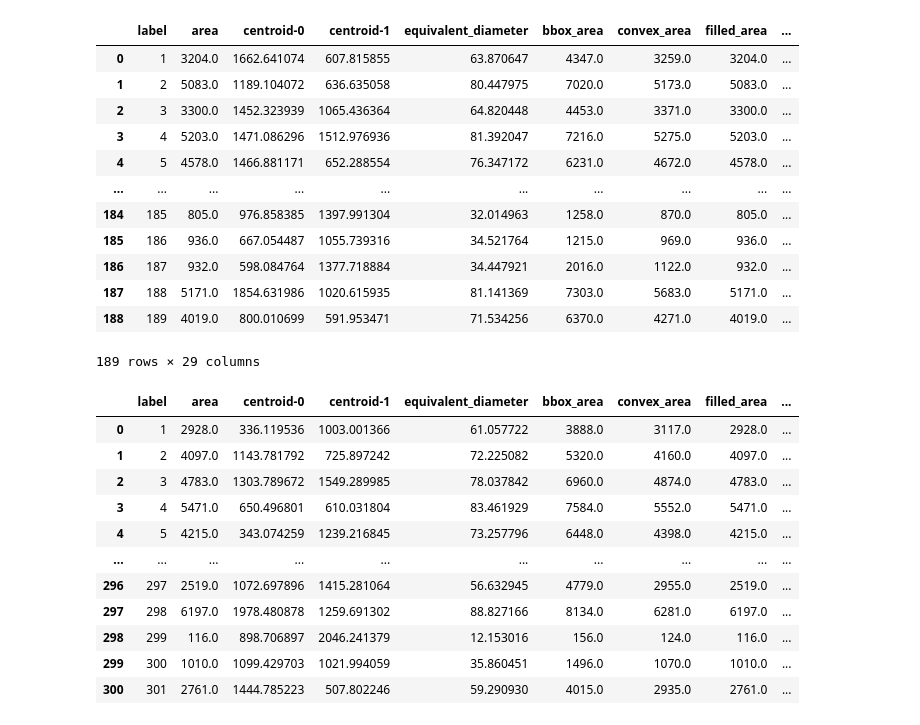
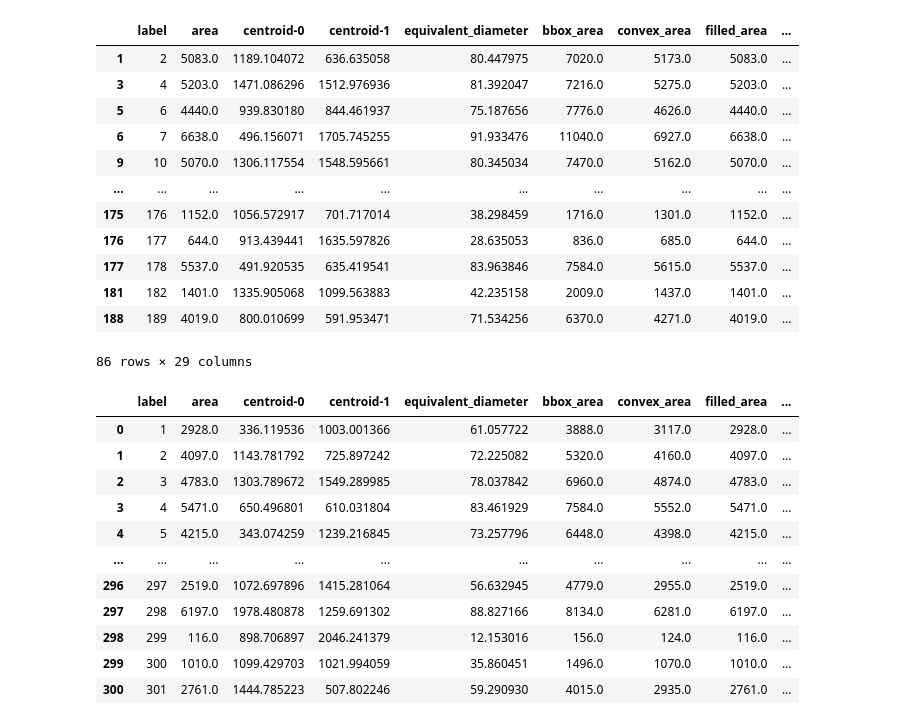
Before and after one commit to JeroFotinos/experimental_image_analysis, a Jupyter notebook: slice_3_vs_4.ipynb, the cells around one changed output. Drawn from its saved outputs; the diff is of its cells as text; code cells hidden in the pictures.

```diff
--- a/slice_3_vs_4.ipynb
+++ b/slice_3_vs_4.ipynb
@@ -71,22 +71,22 @@ csv_file_path_4 = os.path.join(directory_4, "cell_features_slice_4.csv")
 # # Read the CSV file into a DataFrame
 df_slice_3 = pd.read_csv(csv_file_path_3)
 df_slice_4 = pd.read_csv(csv_file_path_4)
-# %%
-df_slice_3
-# %% [output]
-|  | label | area | centroid-0 | centroid-1 | equivalent_diameter | bbox_area | convex_area | filled_area | ... |
-| 0 | 1 | 3204.0 | 1662.641074 | 607.815855 | 63.870647 | 4347.0 | 3259.0 | 3204.0 | ... |
-| 1 | 2 | 5083.0 | 1189.104072 | 636.635058 | 80.447975 | 7020.0 | 5173.0 | 5083.0 | ... |
-| 2 | 3 | 3300.0 | 1452.323939 | 1065.436364 | 64.820448 | 4453.0 | 3371.0 | 3300.0 | ... |
-| 3 | 4 | 5203.0 | 1471.086296 | 1512.976936 | 81.392047 | 7216.0 | 5275.0 | 5203.0 | ... |
-| 4 | 5 | 4578.0 | 1466.881171 | 652.288554 | 76.347172 | 6231.0 | 4672.0 | 4578.0 | ... |
-| ... | ... | ... | ... | ... | ... | ... | ... | ... | ... |
-| 184 | 185 | 805.0 | 976.858385 | 1397.991304 | 32.014963 | 1258.0 | 870.0 | 805.0 | ... |
-| 185 | 186 | 936.0 | 667.054487 | 1055.739316 | 34.521764 | 1215.0 | 969.0 | 936.0 | ... |
-| 186 | 187 | 932.0 | 598.084764 | 1377.718884 | 34.447921 | 2016.0 | 1122.0 | 932.0 | ... |
-| 187 | 188 | 5171.0 | 1854.631986 | 1020.615935 | 81.141369 | 7303.0 | 5683.0 | 5171.0 | ... |
-| 188 | 189 | 4019.0 | 800.010699 | 591.953471 | 71.534256 | 6370.0 | 4271.0 | 4019.0 | ... |
-189 rows × 29 columns
+# %%
+df_slice_3.loc[df_slice_3['filtered_GMM_stemness'] == 1]
+# %% [output]
+|  | label | area | centroid-0 | centroid-1 | equivalent_diameter | bbox_area | convex_area | filled_area | ... |
+| 1 | 2 | 5083.0 | 1189.104072 | 636.635058 | 80.447975 | 7020.0 | 5173.0 | 5083.0 | ... |
+| 3 | 4 | 5203.0 | 1471.086296 | 1512.976936 | 81.392047 | 7216.0 | 5275.0 | 5203.0 | ... |
+| 5 | 6 | 4440.0 | 939.830180 | 844.461937 | 75.187656 | 7776.0 | 4626.0 | 4440.0 | ... |
+| 6 | 7 | 6638.0 | 496.156071 | 1705.745255 | 91.933476 | 11040.0 | 6927.0 | 6638.0 | ... |
+| 9 | 10 | 5070.0 | 1306.117554 | 1548.595661 | 80.345034 | 7470.0 | 5162.0 | 5070.0 | ... |
+| ... | ... | ... | ... | ... | ... | ... | ... | ... | ... |
+| 175 | 176 | 1152.0 | 1056.572917 | 701.717014 | 38.298459 | 1716.0 | 1301.0 | 1152.0 | ... |
+| 176 | 177 | 644.0 | 913.439441 | 1635.597826 | 28.635053 | 836.0 | 685.0 | 644.0 | ... |
+| 177 | 178 | 5537.0 | 491.920535 | 635.419541 | 83.963846 | 7584.0 | 5615.0 | 5537.0 | ... |
+| 181 | 182 | 1401.0 | 1335.905068 | 1099.563883 | 42.235158 | 2009.0 | 1437.0 | 1401.0 | ... |
+| 188 | 189 | 4019.0 | 800.010699 | 591.953471 | 71.534256 | 6370.0 | 4271.0 | 4019.0 | ... |
+86 rows × 29 columns
 # %%
 df_slice_4
 # %% [output]
```
Also changed, not shown: parts of 3 cells of this notebook, 6 other files.
